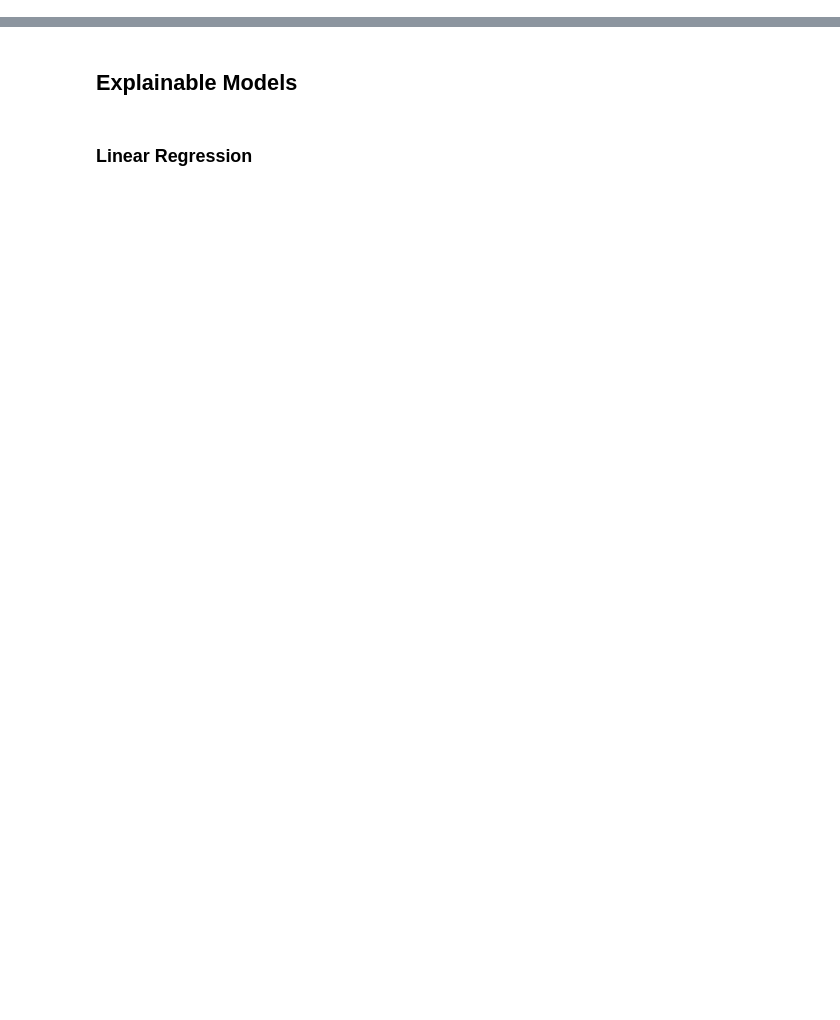
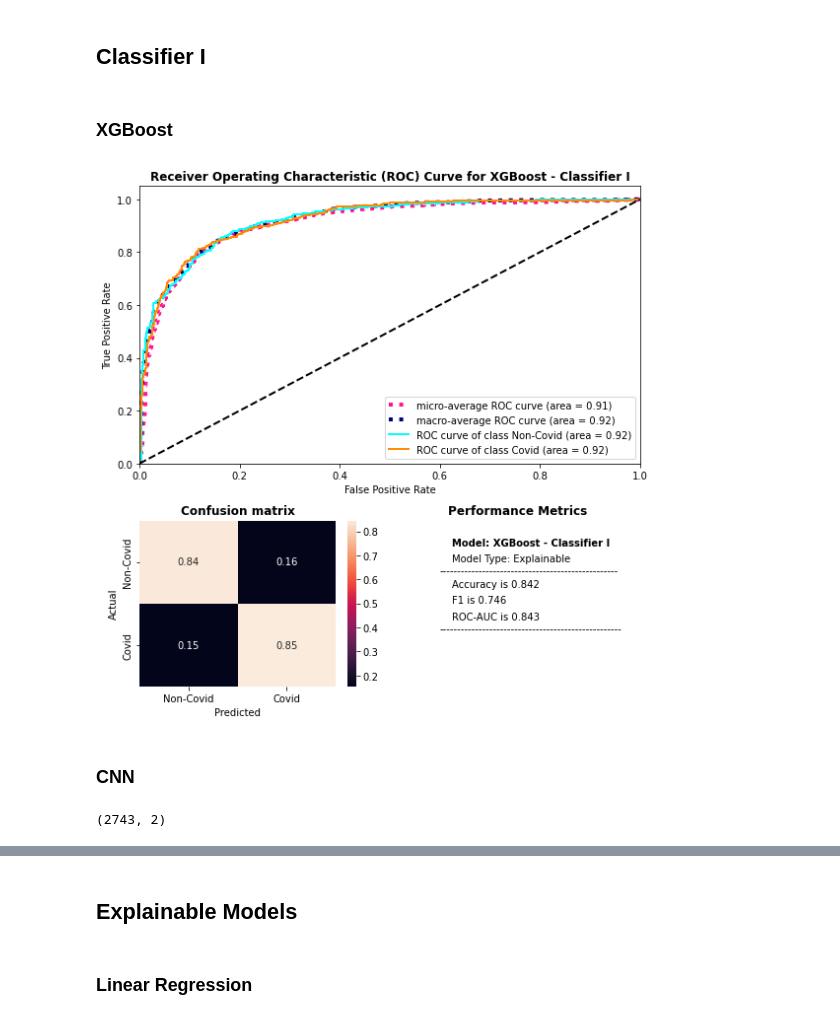
Before and after one commit to jvschlierf/networkthesis, a Jupyter notebook: classifier/evaluate_performance.ipynb, the cells around one changed output, grey strips where cells are left out. Drawn from its saved outputs; the diff is of its cells as text; code cells hidden in the pictures; blank space fills up the shorter version.

```diff
--- a/classifier/evaluate_performance.ipynb
+++ b/classifier/evaluate_performance.ipynb
@@ -33 +68,37 @@ def plot_results(y_test, y_pred, model ):
+# %%
+def calc_roc_curve(y_test, y_score, classifier):
+    if classifier == "1":
+        n_classes = 2
+    else:
+        n_classes = y_test.shape[1]
+    # Compute ROC curve and ROC area for each class
+    fpr = dict()
+    tpr = dict()
+    roc_auc = dict()
+    for i in range(n_classes):
+        fpr[i], tpr[i], _ = roc_curve(y_test[:, i], y_score[:, i])
+        roc_auc[i] = auc(fpr[i], tpr[i])
+
+    # Compute micro-average ROC curve and ROC area
+    fpr["micro"], tpr["micro"], _ = roc_curve(y_test.ravel(), y_score.ravel())
+    roc_auc["micro"] = auc(fpr["micro"], tpr["micro"])
+    lw = 2
+
+    # First aggregate all false positive rates
+    all_fpr = np.unique(np.concatenate([fpr[i] for i in range(n_classes)]))
+
+    # Then interpolate all ROC curves at this points
+    mean_tpr = np.zeros_like(all_fpr)
+    for i in range(n_classes):
+        mean_tpr += np.interp(all_fpr, fpr[i], tpr[i])
+
+    # Finally average it and compute AUC
+    mean_tpr /= n_classes
+
+    fpr["macro"] = all_fpr
+    tpr["macro"] = mean_tpr
+    roc_auc["macro"] = auc(fpr["macro"], tpr["macro"])
+
+
+    return fpr, tpr, roc_auc, n_classes
 # %%
@@ -154,0 +241,10 @@ y_true = y_true.flatten()
+# %% [markdown]
+## Classifier I
+# %%
+y_true = pd.read_csv('../../Files/Submissions/train/test1.csv', sep='|')
+y_true = to_categorical(y_true['label'], 2)
+# %% [markdown]
+### XGBoost
+# %%
+y_pred_xgb = np.loadtxt('../../Files/models/xgboostC1.txt')
+y_pred_xgb = y_pred_xgb.reshape(2743, 2)
@@ -154,0 +253,12 @@ y_true = y_true.flatten()
+# %%
+plot_results_b(y_true, y_pred_xgb, "XGBoost - Classifier I", "Explainable", "1")
+# %% [output]
+[figure, added]
+# %% [markdown]
+### CNN
+# %%
+y_pred_cnn = np.loadtxt('../../Files/models/cnn_C1_results.txt')
+y_pred_cnn = y_pred_cnn.reshape(2743, 2)
+y_pred_cnn.shape
+# %% [output]
+(2743, 2)
```
Also changed, not shown: parts of 55 cells of this notebook, 2 other files.
